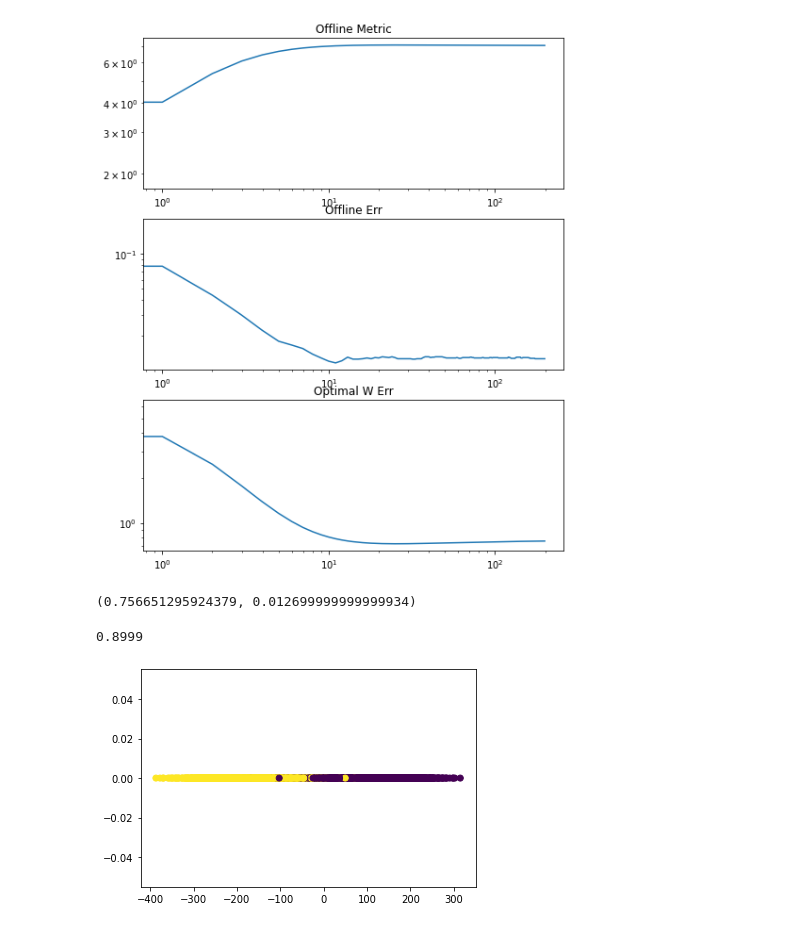
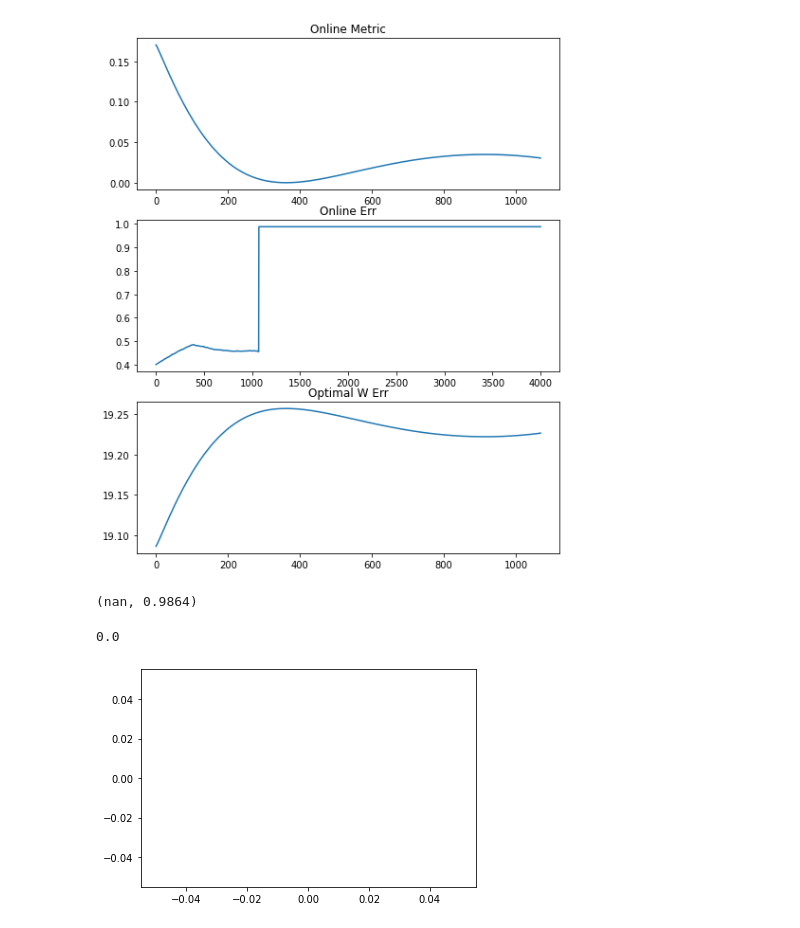
Before and after one commit to flatironinstitute/bio-lda, a Jupyter notebook: LDA.ipynb, the cells around one changed output. Cells and saved outputs as stored; diff of their text form; code cells hidden in the pictures.

```diff
--- a/LDA.ipynb
+++ b/LDA.ipynb
@@ -71,2 +65,3 @@ def gamma(t):
 # %%
-LDA, err, metric, optimal = util.run_online(X, y, m1, m2, cov,  true_LDA_score, eta, gamma, epochs=200)
+np.random.seed(0)
+LDA, err, metric, optimal, s, mu_d = util.run_online(X, y, m1, m2, cov,  true_LDA_score, epochs=4000)
@@ -73,33 +83,27 @@ LDA, err, metric, optimal = util.run_online(X, y, m1, m2, cov,  true_LDA_score,
 # %%
 fig, axs = plt.subplots(3,1, figsize=(8,10))
 
 axs[0].plot(metric)
-axs[0].set_yscale('log')
-axs[0].set_xscale('log')
-axs[0].set_title("Offline Metric") # Value of W
+axs[0].set_title("Online Metric") # Value of W
 axs[1].plot(err)
-axs[1].set_yscale('log')
-axs[1].set_xscale('log')
-axs[1].set_title("Offline Err") # Accuracy
+axs[1].set_title("Online Err") # Accuracy
 axs[2].plot(optimal)
-axs[2].set_yscale('log')
-axs[2].set_xscale('log')
 axs[2].set_title("Optimal W Err") # Err of W from Optimal W
 plt.show()
 # %% [output]
-[figure, old version]
+[figure, new version]
 # %%
 optimal[-1], err[-1]
 # %% [output]
-(0.756651295924379, 0.012699999999999934)
+(nan, 0.9864)
 # %%
 # Online Accuracy
 Y = LDA.w.T.dot(X.T)
 max((np.sum(Y[y == 1] > 1/2 * LDA.w.T@(m1+m2)) + np.sum(Y[y == 0] < 1/2 * LDA.w.T@(m1+m2))), (np.sum(Y[y == 0] > 1/2 * LDA.w.T@(m1+m2)) + np.sum(Y[y == 1] < 1/2 * LDA.w.T@(m1+m2))) )/X.shape[0]
 # %% [output]
-0.8999
+0.0
 # %%
 plt.scatter(Y,np.zeros(Y.shape), c = y)
 plt.show()
 # %% [output]
-[figure, old version]
+[figure, new version]
```
Also changed, not shown: parts of 11 cells of this notebook, 2 other files.
